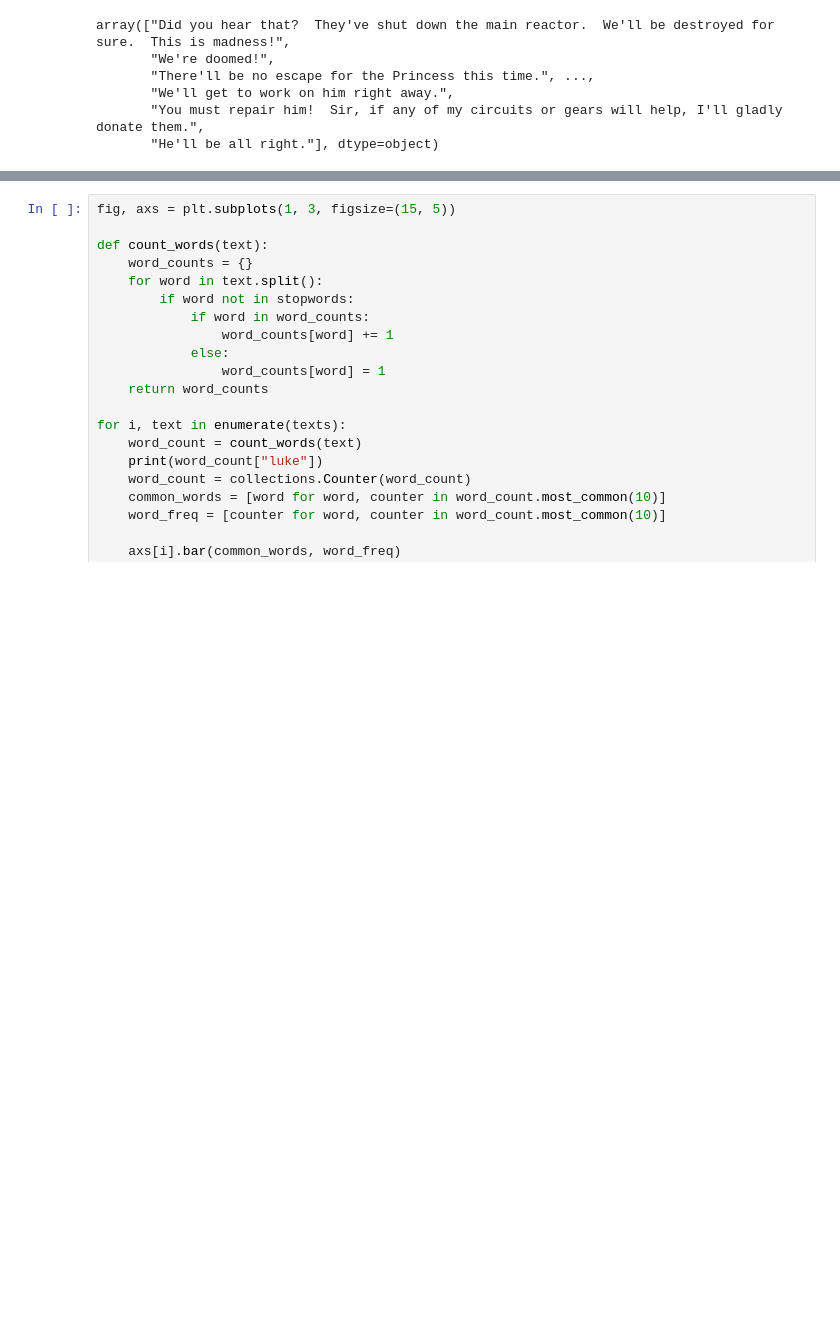
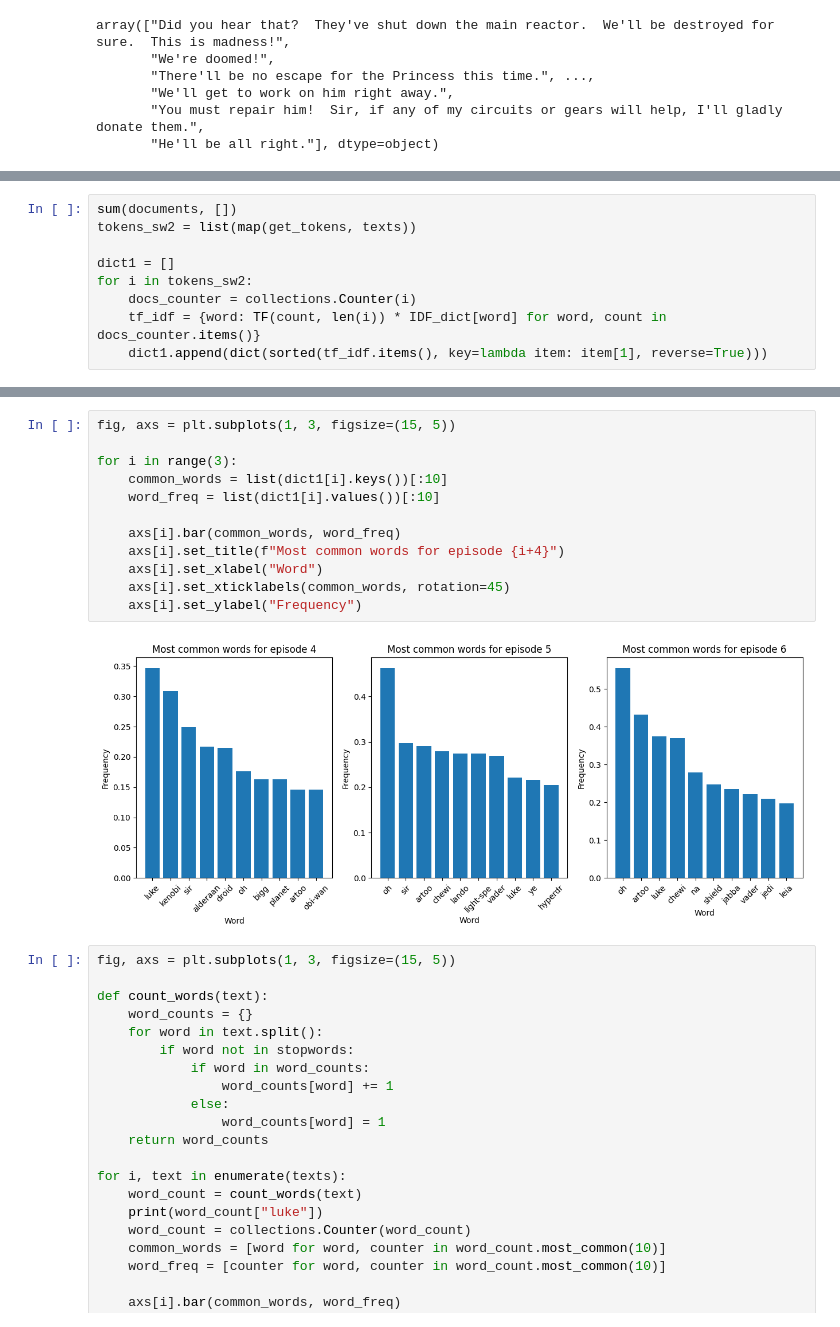
Before and after one commit to FabianScott/ComSoc, a Jupyter notebook: ProjectA/makeMovieScriptDataset.ipynb, the cells around one changed output, grey strips where cells are left out. Drawn from its saved outputs; the diff is of its cells as text; blank space fills up the shorter version.

```diff
--- a/ProjectA/makeMovieScriptDataset.ipynb
+++ b/ProjectA/makeMovieScriptDataset.ipynb
@@ -269,0 +354,9 @@ texts = [(" ".join(dialogue)).lower() for dialogue in dialogues]
+# %%
+sum(documents, [])
+tokens_sw2 = list(map(get_tokens, texts))
+
+dict1 = []
+for i in tokens_sw2:
+    docs_counter = collections.Counter(i)
+    tf_idf = {word: TF(count, len(i)) * IDF_dict[word] for word, count in docs_counter.items()}
+    dict1.append(dict(sorted(tf_idf.items(), key=lambda item: item[1], reverse=True)))
@@ -270,3 +383,17 @@ texts = [(" ".join(dialogue)).lower() for dialogue in dialogues]
+# %%
+fig, axs = plt.subplots(1, 3, figsize=(15, 5))
+
+for i in range(3):
+    common_words = list(dict1[i].keys())[:10]
+    word_freq = list(dict1[i].values())[:10]
+
+    axs[i].bar(common_words, word_freq)
+    axs[i].set_title(f"Most common words for episode {i+4}")
+    axs[i].set_xlabel("Word")
+    axs[i].set_xticklabels(common_words, rotation=45)
+    axs[i].set_ylabel("Frequency")
+# %% [output]
+[figure, added]
 # %%
 fig, axs = plt.subplots(1, 3, figsize=(15, 5))
 
```
Also changed, not shown: parts of 13 cells of this notebook.
